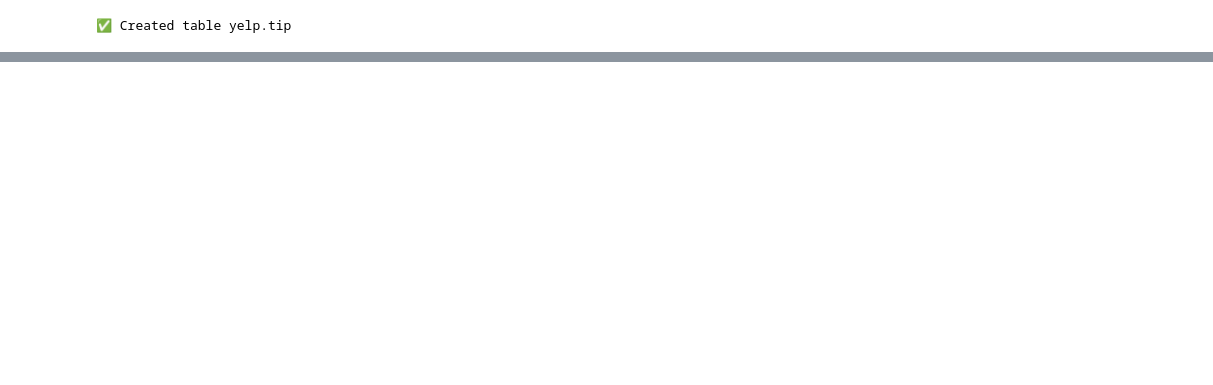
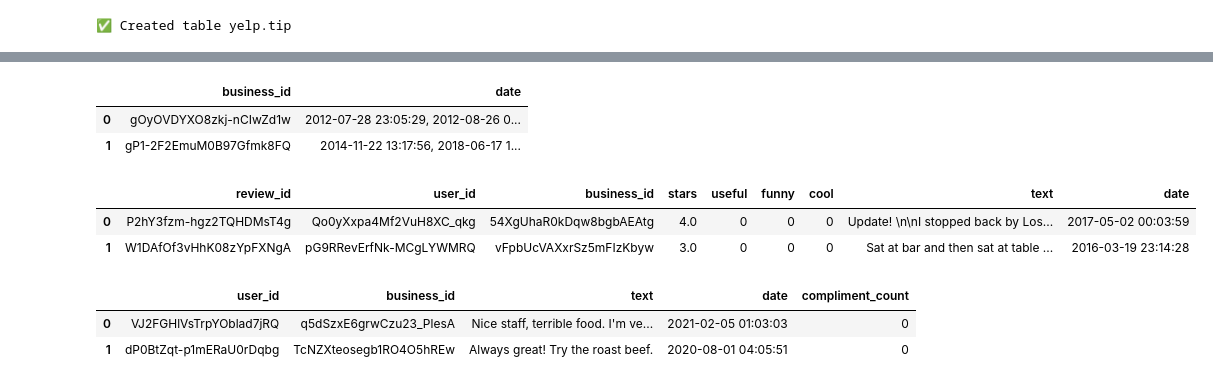
Before and after one commit to omarsagoo/VenueSignal, a Jupyter notebook: AthenaTables.ipynb, the cells around one changed output, grey strips where cells are left out. Saved outputs shown, nothing was run; the diff lists cells and outputs as text; code cells hidden in the pictures; blank space fills up the shorter version.

```diff
--- a/AthenaTables.ipynb
+++ b/AthenaTables.ipynb
@@ -609,0 +1217,18 @@ print("📍 Location:", business_attributes_location)
+# %%
+run_athena_query(f"SELECT * FROM {ATHENA_DB}.checkin LIMIT 2;", database=ATHENA_DB)
+# %% [output]
+|  | business_id | date |
+| 0 | gOyOVDYXO8zkj-nCIwZd1w | 2012-07-28 23:05:29, 2012-08-26 0... |
+| 1 | gP1-2F2EmuM0B97Gfmk8FQ | 2014-11-22 13:17:56, 2018-06-17 1... |
+# %%
+run_athena_query(f"SELECT * FROM {ATHENA_DB}.review LIMIT 2;", database=ATHENA_DB)
+# %% [output]
+|  | review_id | user_id | business_id | stars | useful | funny | cool | text | date |
+| 0 | P2hY3fzm-hgz2TQHDMsT4g | Qo0yXxpa4Mf2VuH8XC_qkg | 54XgUhaR0kDqw8bgbAEAtg | 4.0 | 0 | 0 | 0 | Update! \n\nI stopped back by Los... | 2017-05-02 00:03:59 |
+| 1 | W1DAfOf3vHhK08zYpFXNgA | pG9RRevErfNk-MCgLYWMRQ | vFpbUcVAXxrSz5mFIzKbyw | 3.0 | 0 | 0 | 0 | Sat at bar and then sat at table ... | 2016-03-19 23:14:28 |
+# %%
+run_athena_query(f"SELECT * FROM {ATHENA_DB}.tip LIMIT 2;", database=ATHENA_DB)
+# %% [output]
+|  | user_id | business_id | text | date | compliment_count |
+| 0 | VJ2FGHlVsTrpYOblad7jRQ | q5dSzxE6grwCzu23_PlesA | Nice staff, terrible food. I'm ve... | 2021-02-05 01:03:03 | 0 |
+| 1 | dP0BtZqt-p1mERaU0rDqbg | TcNZXteosegb1RO4O5hREw | Always great! Try the roast beef. | 2020-08-01 04:05:51 | 0 |
```
Also changed, not shown: parts of 33 cells of this notebook.
